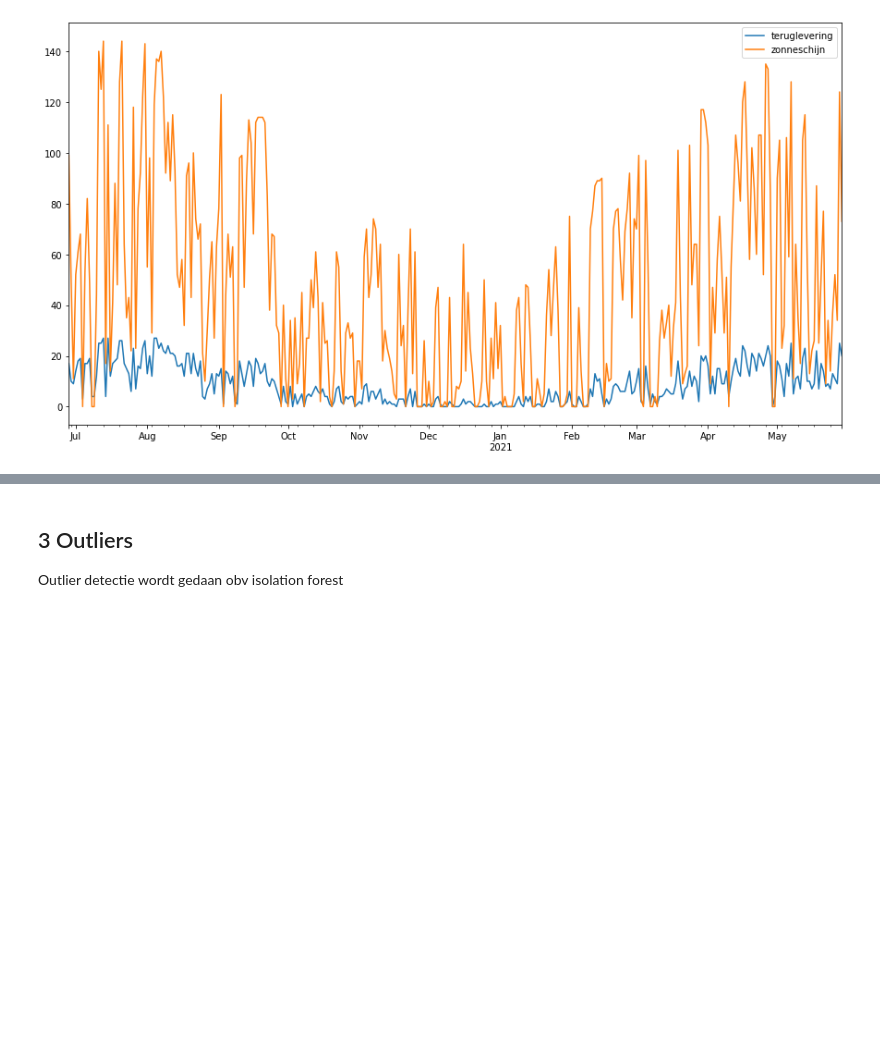
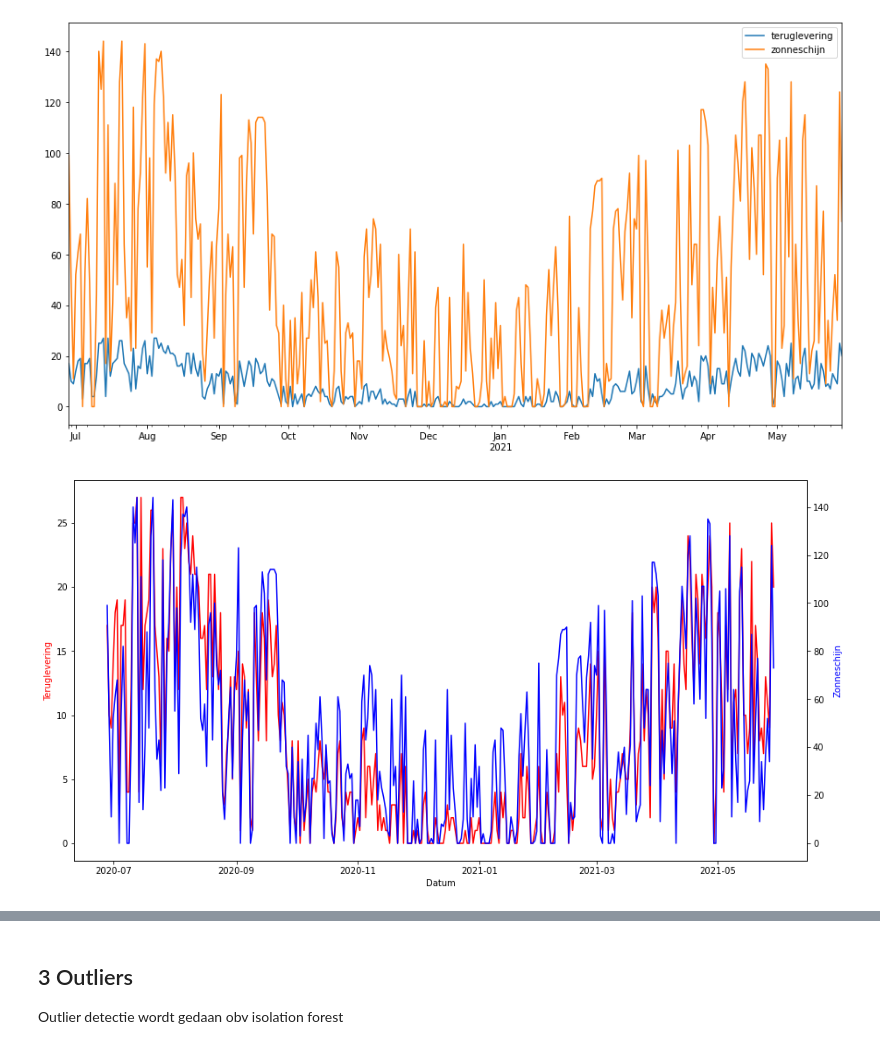
Before and after one commit to leavdheuvel/Modelling_solar_pannel_energy, a Jupyter notebook: Tijdreeksen_eindopdracht_v2.ipynb, the cells around one changed output, grey strips where cells are left out. Drawn from its saved outputs; the diff is of its cells as text; code cells hidden in the pictures; blank space fills up the shorter version.

Commit message:
Update Tijdreeksen_eindopdracht_v2.ipynb
Plots toegevoegd

```diff
--- a/Tijdreeksen_eindopdracht_v2.ipynb
+++ b/Tijdreeksen_eindopdracht_v2.ipynb
@@ -623,3 +623,17 @@ ts[['teruglevering', 'zonneschijn']].plot()
 plt.show()
 # %% [output]
 [figure]
+# %%
+fig, ax1 = plt.subplots()
+
+ax2 = ax1.twinx()
+ax1.plot(ts.teruglevering, 'r')
+ax2.plot(ts.zonneschijn, 'b')
+
+ax1.set_xlabel('Datum')
+ax1.set_ylabel('Teruglevering', color='r')
+ax2.set_ylabel('Zonneschijn', color='b')
+
+plt.show()
+# %% [output]
+[figure, added]
```
Also changed, not shown: parts of 2 cells of this notebook.
